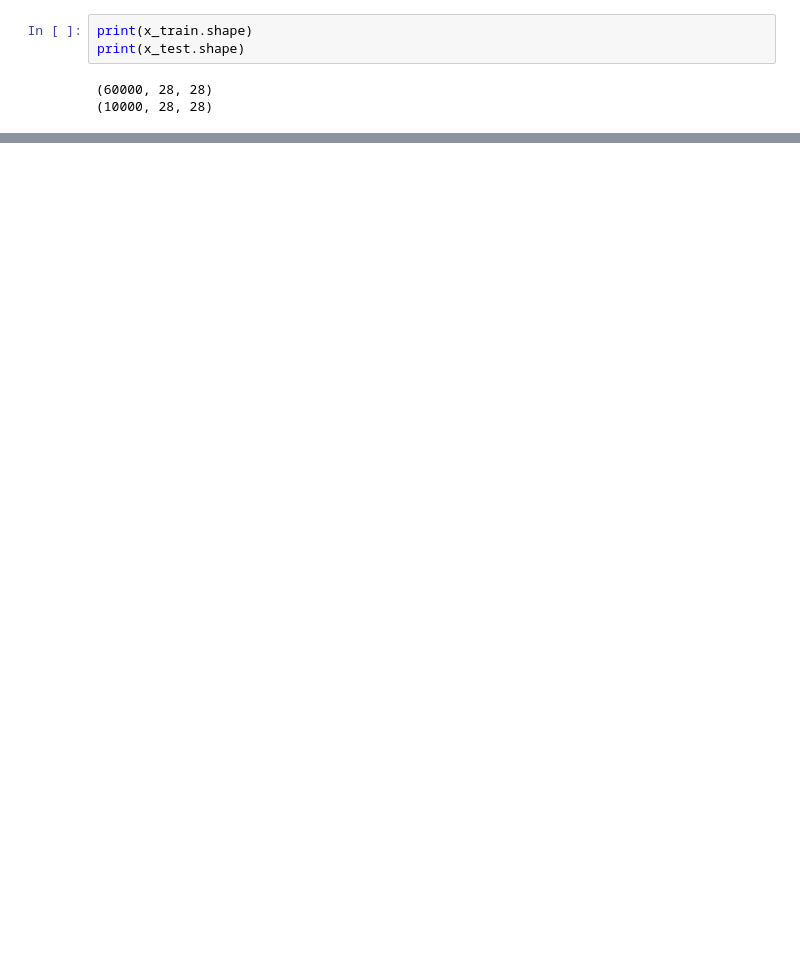
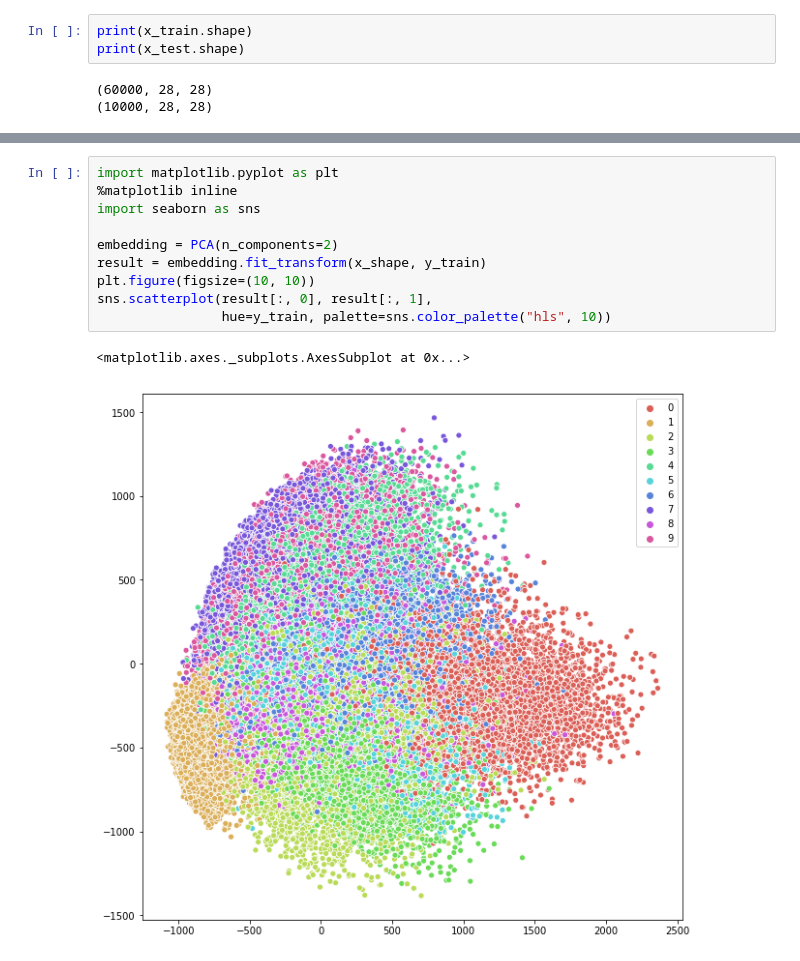
Before and after one commit to Elwing-Chou/MLFTC, a Jupyter notebook: Embedding.ipynb, the cells around one changed output, grey strips where cells are left out. Cells and saved outputs as stored; diff of their text form; blank space fills up the shorter version.

```diff
--- a/Embedding.ipynb
+++ b/Embedding.ipynb
@@ -24,0 +113,13 @@ plt.imshow(x_train[c], cmap="gray")
+# %%
+import matplotlib.pyplot as plt
+%matplotlib inline
+import seaborn as sns
+
+embedding = PCA(n_components=2)
+result = embedding.fit_transform(x_shape, y_train)
+plt.figure(figsize=(10, 10))
+sns.scatterplot(result[:, 0], result[:, 1],
+                hue=y_train, palette=sns.color_palette("hls", 10))
+# %% [output]
+<matplotlib.axes._subplots.AxesSubplot at 0x...>
+[figure, added]
```
Also changed, not shown: parts of 8 cells of this notebook.
